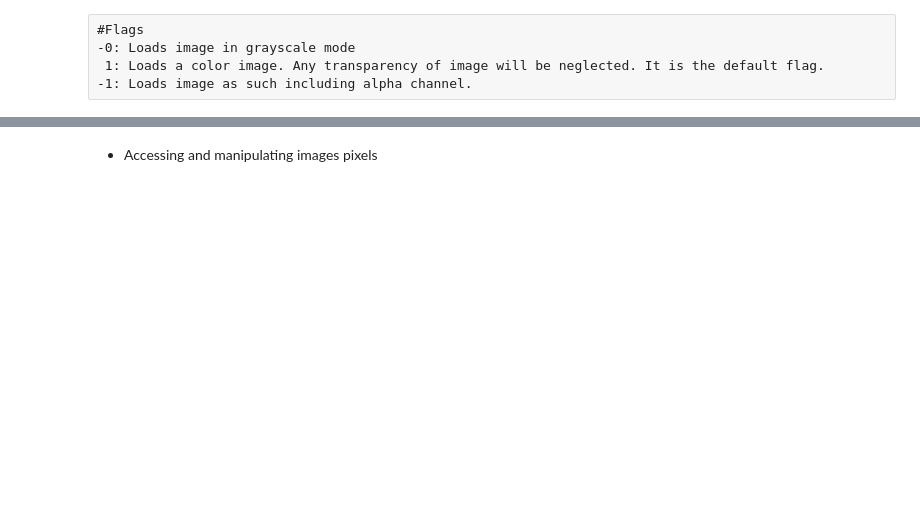
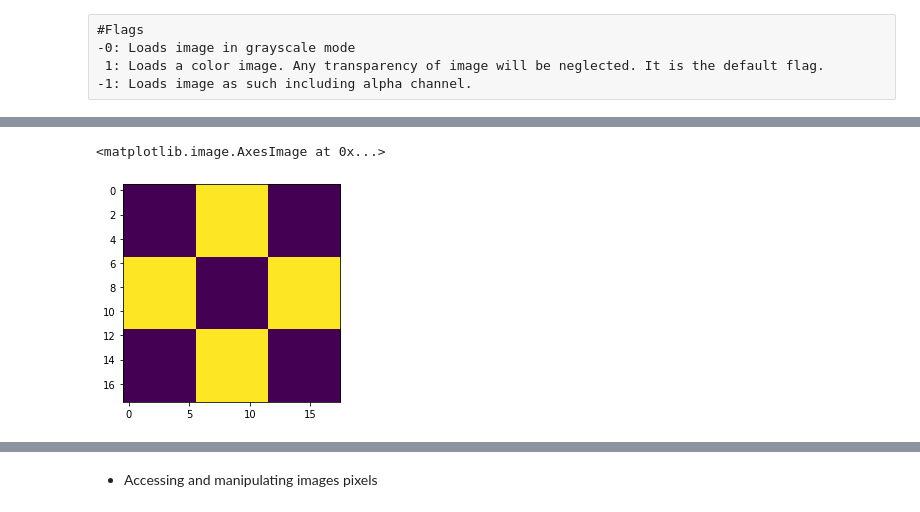
Before and after one commit to mdalimz/Tensorflow, a Jupyter notebook: OpenCV/0.Getting with Image.ipynb, the cells around one changed output, grey strips where cells are left out. Cells and saved outputs as stored; diff of their text form; code cells hidden in the pictures; blank space fills up the shorter version.

```diff
--- a/OpenCV/0.Getting with Image.ipynb
+++ b/OpenCV/0.Getting with Image.ipynb
@@ -80,0 +71,6 @@ img.shape, img.size
+# %%
+# Images using Matplotlib
+plt.imshow(img18)
+# %% [output]
+<matplotlib.image.AxesImage at 0x...>
+[figure, added]
```
Also changed, not shown: parts of 33 cells of this notebook, 2 other files.
